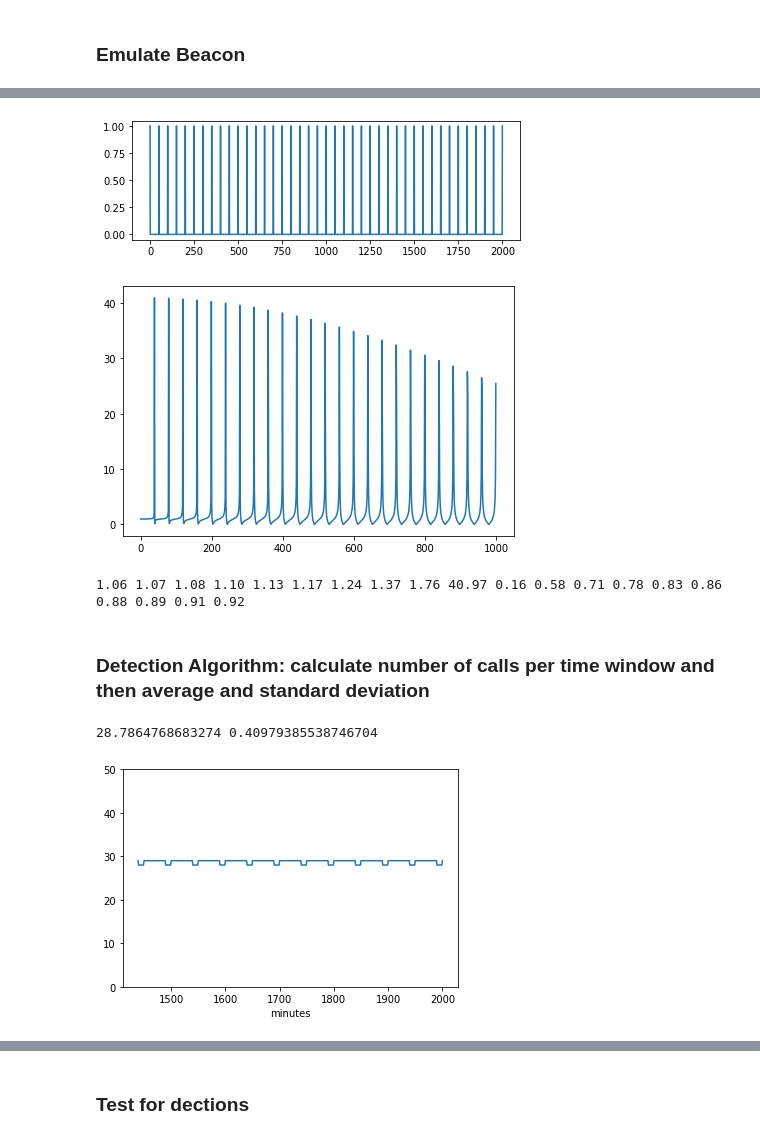
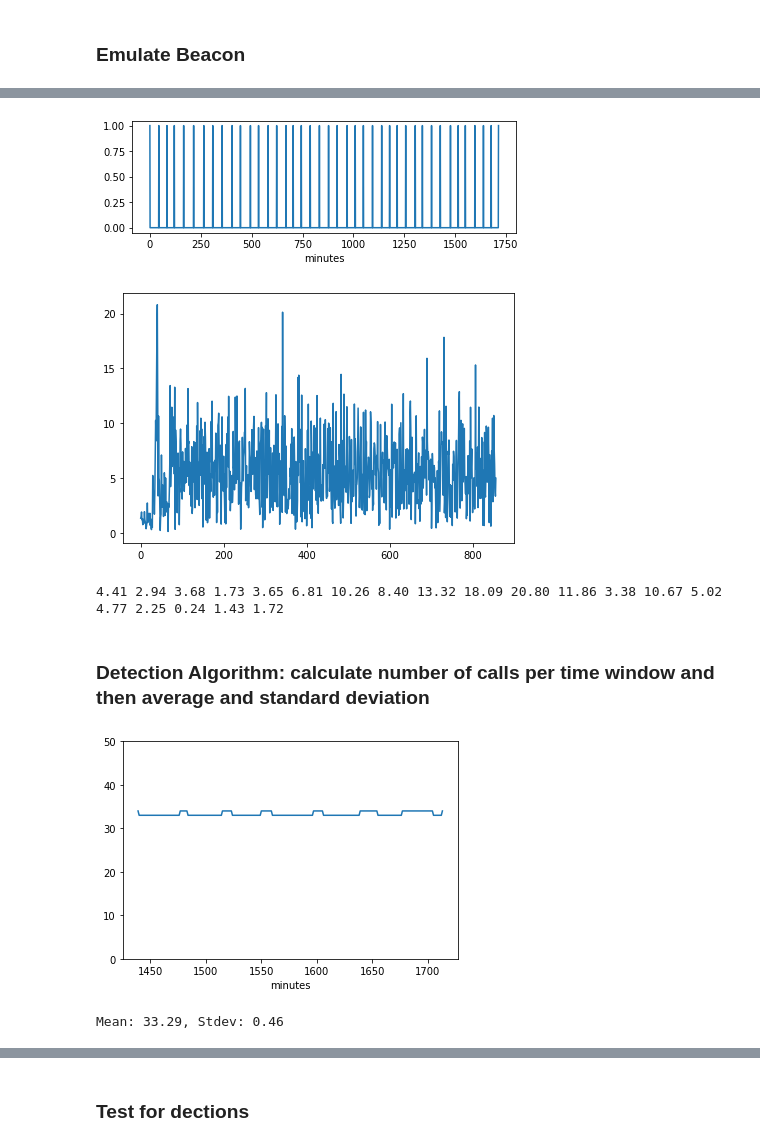
Before and after one commit to gorefbitim/anomaly, a Jupyter notebook: beacon_algorithm_sliding.ipynb, the cells around one changed output, grey strips where cells are left out. Cells and saved outputs as stored; diff of their text form; code cells hidden in the pictures.

```diff
--- a/beacon_algorithm_sliding.ipynb
+++ b/beacon_algorithm_sliding.ipynb
@@ -12,6 +12,6 @@ from numpy.fft import rfft
 # %% [markdown]
 ### Beacon Parameters
 # %%
-SLEEP_INTERVAL = 50 # minutes
-JITTER_PERCENT = 0 # 30
+SLEEP_INTERVAL_MINUTES = 50
+JITTER_PERCENT = 30
 BEACON_LENGTH  = 40
@@ -30,5 +26,5 @@ STDEV_THRESHOLD = 2.0
 # %%
 TS=[0]
 for i in range(BEACON_LENGTH):
-    cur_w =  SLEEP_INTERVAL - randint(0, JITTER_PERCENT*SLEEP_INTERVAL/100)
+    cur_w =  SLEEP_INTERVAL_MINUTES - randint(0, JITTER_PERCENT*SLEEP_INTERVAL_MINUTES/100)
     TS.append(TS[-1]+cur_w)
@@ -57,38 +36,35 @@ plt.subplot( 2, 1, 2 )
 # %%
 plt.subplot( 2, 1, 1 )
 
-#plt.figure(figsize=(15,6))
-plt.plot( X,Y) #, label='windowed data' )
-# plt.xlabel( 'minutes' ) # plt.legend()
+# plt.figure(figsize=(15,6))
+plt.plot( X, Y)
+plt.xlabel( 'minutes' ) # plt.legend()
 plt.tight_layout()
 plt.show()
 
 fft = abs(rfft( Y ))[1:]
 plt.plot( fft)
 
 plt.tight_layout()
 plt.show()
 np.set_printoptions(precision=2)
 print(' '.join([f'{x:0.2f}' for x in fft[30:50]]))
 # %% [output]
-[figure, old version]
+[figure, new version]
-[figure, old version]
+[figure, new version]
-1.06 1.07 1.08 1.10 1.13 1.17 1.24 1.37 1.76 40.97 0.16 0.58 0.71 0.78 0.83 0.86 0.88 0.89 0.91 0.92
+4.41 2.94 3.68 1.73 3.65 6.81 10.26 8.40 13.32 18.09 20.80 11.86 3.38 10.67 5.02 4.77 2.25 0.24 1.43 1.72
 # %% [markdown]
 ### Detection Algorithm: calculate number of calls per time window and then average and standard deviation
 # %%
-Z = pd.Series(Y).rolling(WINDOW_SIZE).sum().dropna()
-#plt.figure(figsize=(15,6))
-plt.plot(  Z) #, label='windowed data' )
+Z = pd.Series(Y).rolling(WINDOW_SIZE_MINUTES).sum().dropna()
+plt.plot(  Z )
 plt.xlabel( 'minutes' )
-#plt.legend()
 plt.ylim(0, 50)
-print(np.average(Z),np.std(Z))
-#plt.tight_layout()
 plt.show()
+print(f'Mean: {np.average(Z):.2f}, Stdev: {np.std(Z):.2f}')
 # %% [output]
+[figure, new version]
-28.7864768683274 0.40979385538746704
+Mean: 33.29, Stdev: 0.46
-[figure, old version]
 # %%
 C=[0]
 cur=0
```
Also changed, not shown: parts of 9 cells of this notebook.
